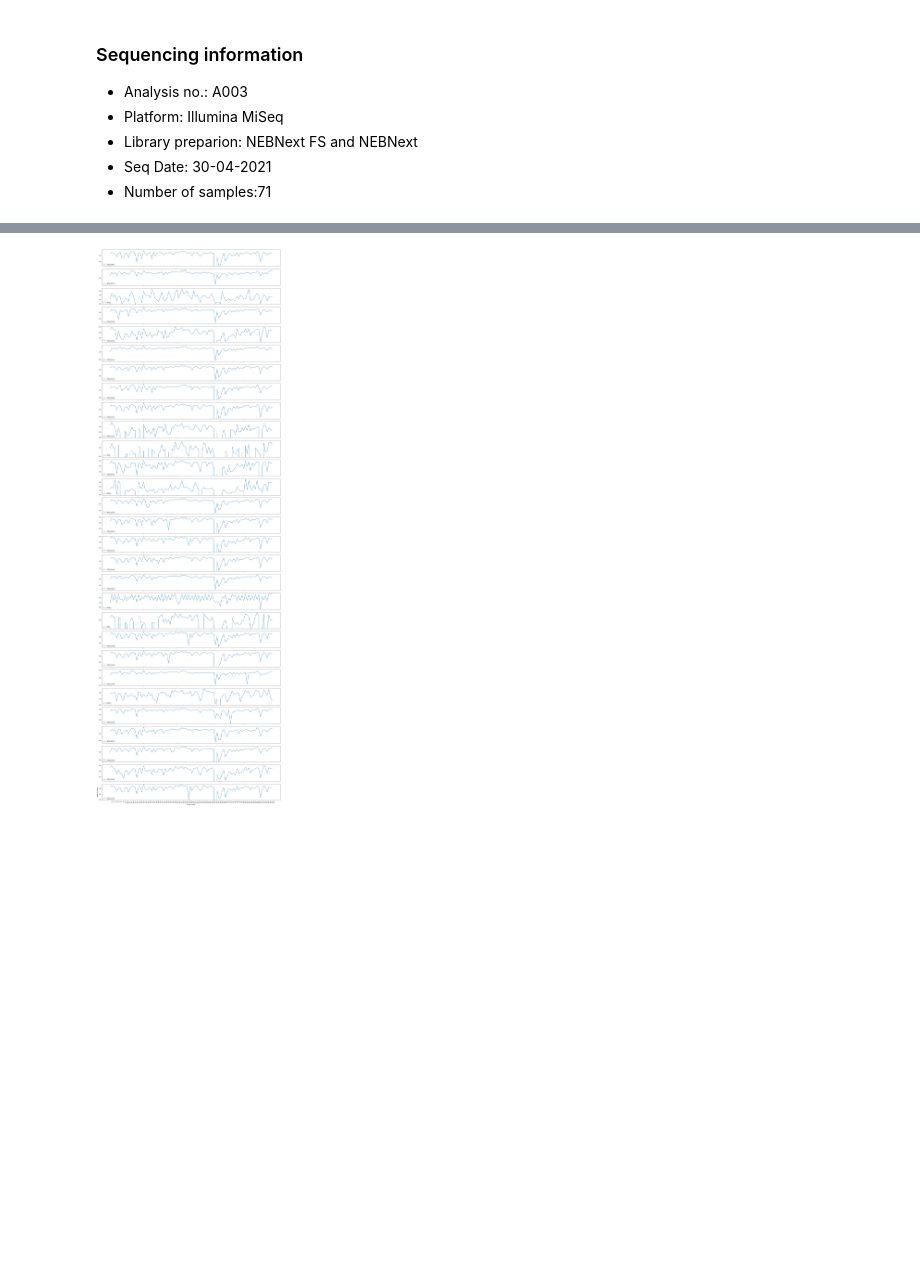
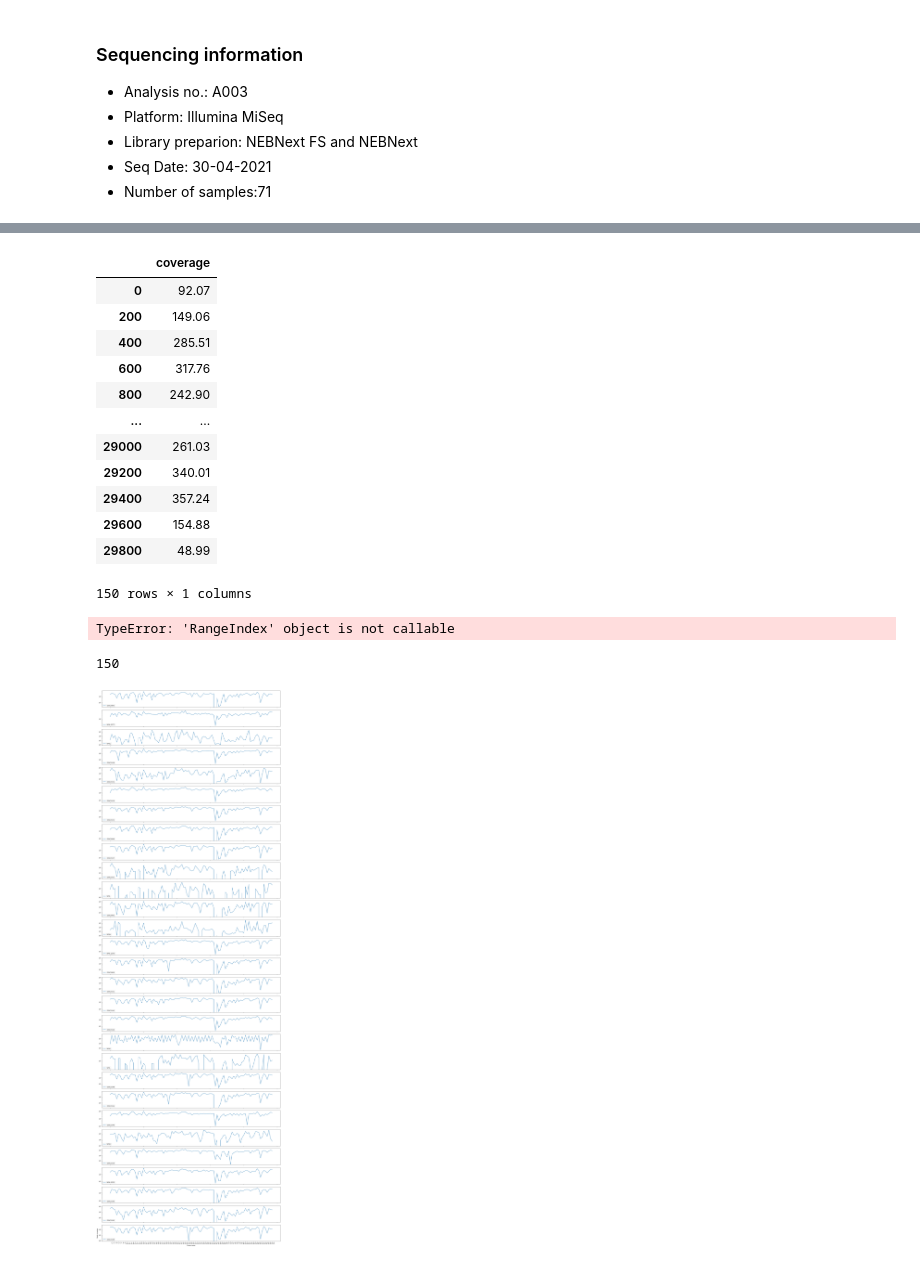
Before and after one commit to ousodaniel/SARS-CoV-2-Data-Workflows, a Jupyter notebook: sars-cov-2-nf2.ipynb, the cells around one changed output, grey strips where cells are left out. Drawn from its saved outputs; the diff is of its cells as text; code cells hidden in the pictures; blank space fills up the shorter version.

```diff
--- a/sars-cov-2-nf2.ipynb
+++ b/sars-cov-2-nf2.ipynb
@@ -12,3 +23,28 @@
+# %%
+d = df1['coverage'].to_frame()
+d.set_index(np.arange(0, 30000, 200))#
+# %% [output]
+|  | coverage |
+| 0 | 92.07 |
+| 200 | 149.06 |
+| 400 | 285.51 |
+| 600 | 317.76 |
+| 800 | 242.90 |
+| ... | ... |
+| 29000 | 261.03 |
+| 29200 | 340.01 |
+| 29400 | 357.24 |
+| 29600 | 154.88 |
+| 29800 | 48.99 |
+150 rows × 1 columns
+# %%
+d.index()
+# %% [output]
+TypeError: 'RangeIndex' object is not callable
+# %%
+len(np.arange(0, 30000, 200))
+# %% [output]
+150
 # %%
 # plot primer depths across samples-GK
 import pandas as pd, matplotlib.pyplot as plt, numpy as np, os
```
Also changed, not shown: parts of 5 cells of this notebook.
